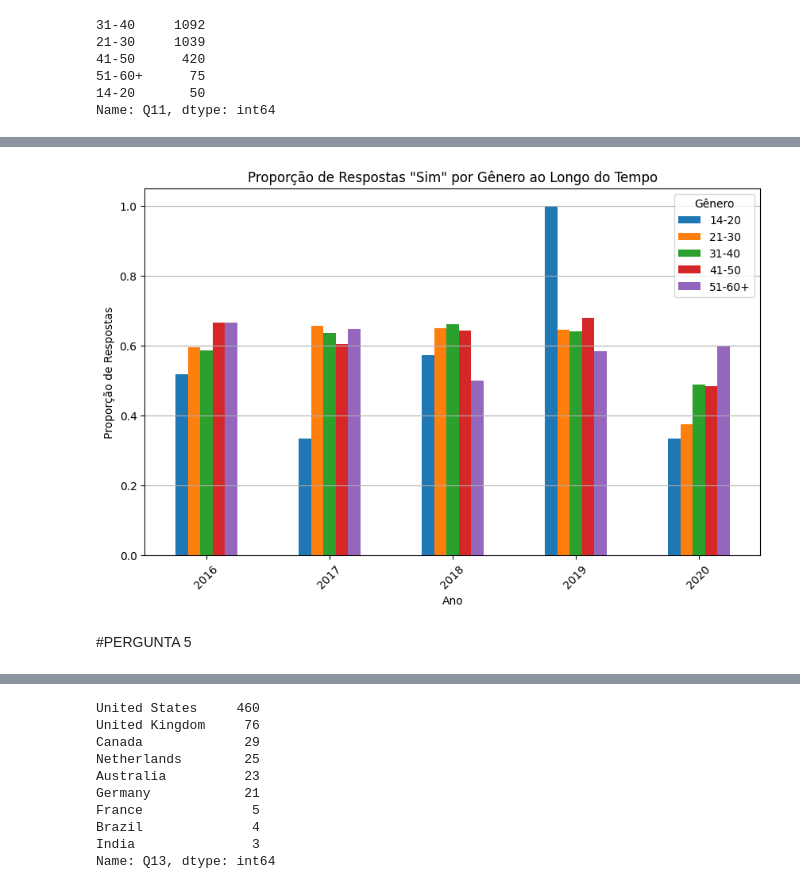
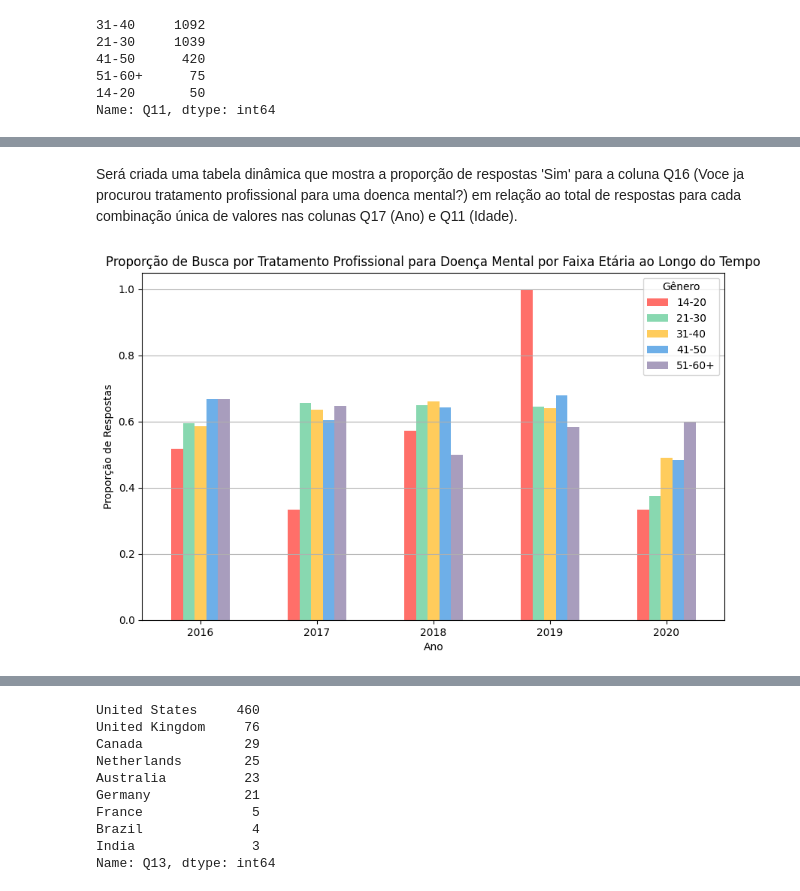
Before and after one commit to SabrinaDantas/projeto_coleta_e_preparacao_pucrs, a Jupyter notebook: projeto_coleta_e_preparacao_fase02.ipynb, the cells around one changed output, grey strips where cells are left out. Cells and saved outputs as stored; diff of their text form; code cells hidden in the pictures.

```diff
--- a/projeto_coleta_e_preparacao_fase02.ipynb
+++ b/projeto_coleta_e_preparacao_fase02.ipynb
@@ -1045,14 +1018,14 @@ df_pergunta4.sample(10)
+# %% [markdown]
+Será criada uma tabela dinâmica que mostra a proporção de respostas 'Sim' para a coluna Q16 (Voce ja procurou tratamento profissional para uma doenca mental?) em relação ao total de respostas para cada combinação única de valores nas colunas Q17 (Ano) e Q11 (Idade).
 # %%
 proporcoes_sim4 = df_pergunta4.pivot_table(index='Q17', columns='Q11', values='Q16', aggfunc=lambda x: (x == 'Sim').mean())
 # %%
-proporcoes_sim4.plot(kind='bar', figsize=(10, 6))
-plt.title('Proporção de Respostas "Sim" por Gênero ao Longo do Tempo')
+proporcoes_sim4.plot(kind='bar', figsize=(10, 6), color=['#ff6f69', '#88d8b0', '#ffcc5c', '#6eafe8', '#a89dbd'])
+plt.title('Proporção de Busca por Tratamento Profissional para Doença Mental por Faixa Etária ao Longo do Tempo')
 plt.xlabel('Ano')
 plt.ylabel('Proporção de Respostas')
-plt.xticks(rotation=45)
+plt.xticks(rotation=0)
 plt.legend(title='Gênero')
 plt.grid(axis='y')
 # %% [output]
-[figure, old version]
+[figure, new version]
-# %% [markdown]
-#PERGUNTA 5
```
Also changed, not shown: parts of 70 cells of this notebook.
